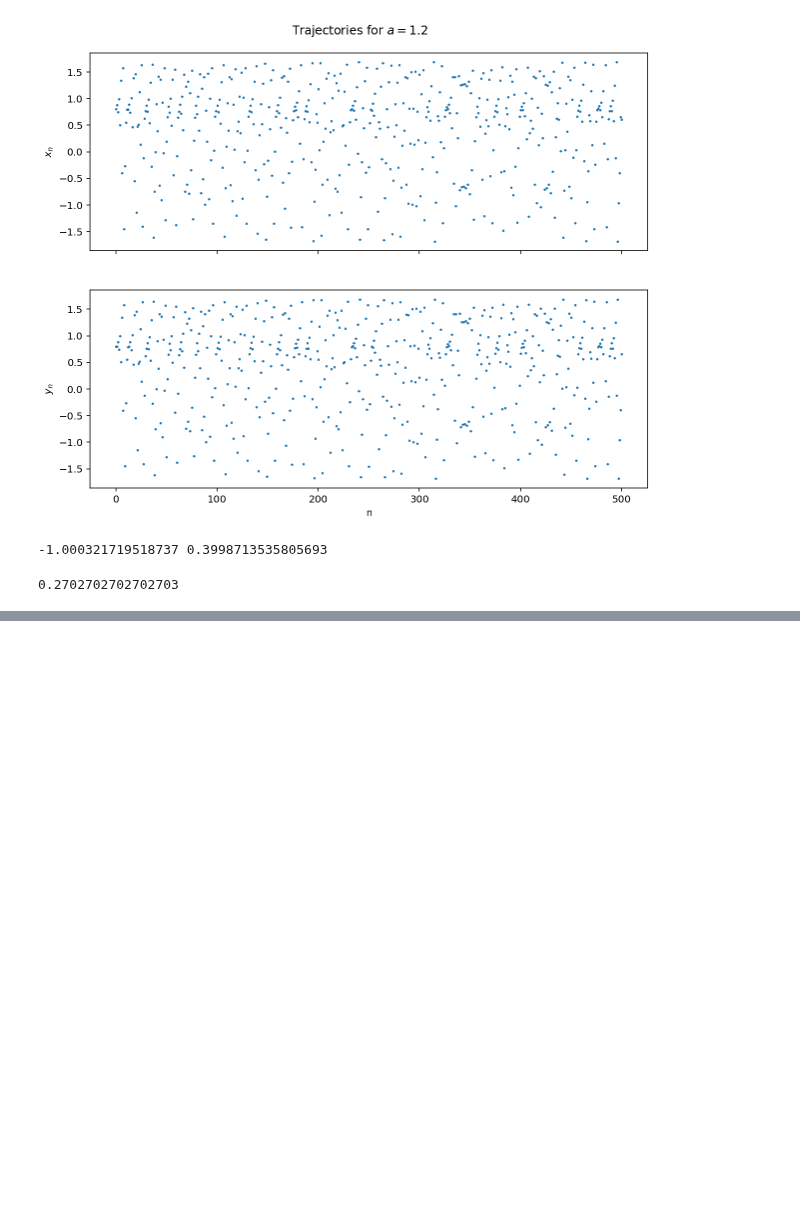
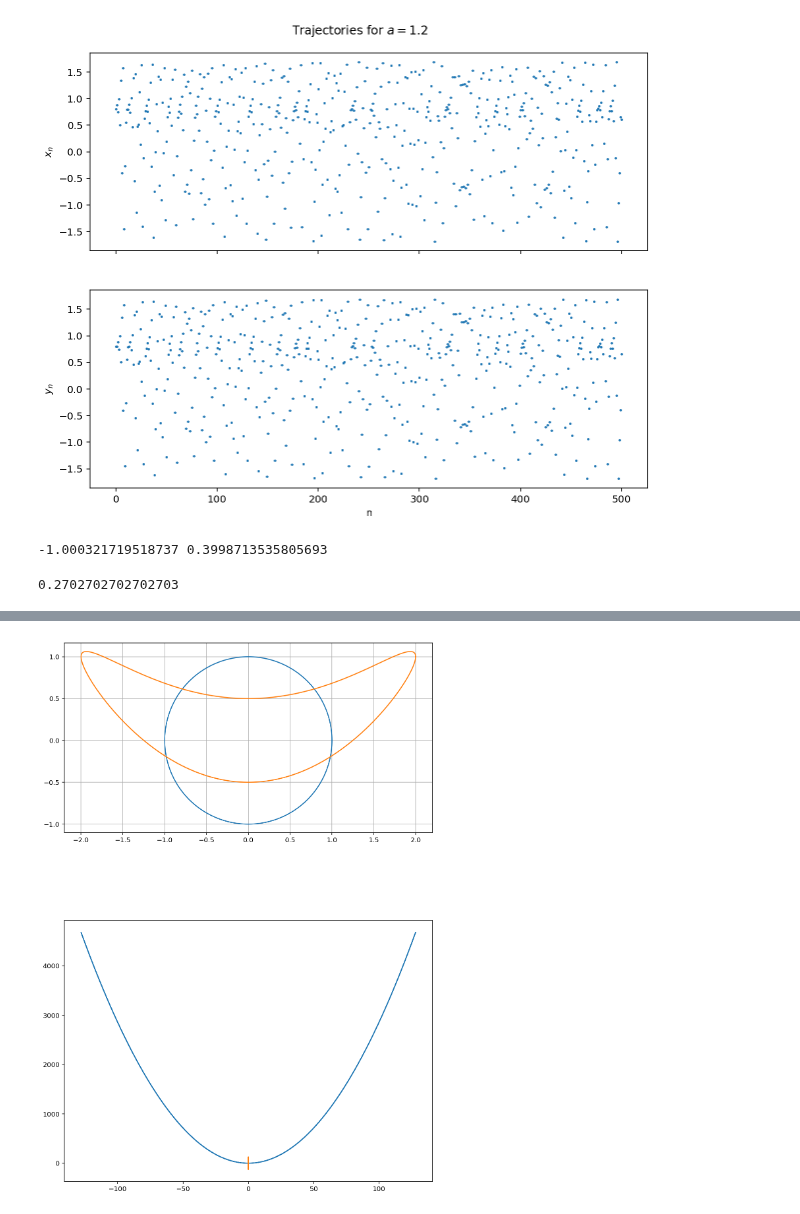
Before and after one commit to themichaelyang/dynsys, a Jupyter notebook: hw-6.ipynb, the cells around one changed output, grey strips where cells are left out. Drawn from its saved outputs; the diff is of its cells as text; code cells hidden in the pictures; blank space fills up the shorter version.

```diff
--- a/hw-6.ipynb
+++ b/hw-6.ipynb
@@ -91,0 +92,40 @@ problem_6()
+# %%
+def theta_circle(theta, radius=1):
+    return [radius * np.cos(theta), radius * np.sin(theta)]
+
+def part_2_problem_1():
+    fig, axes = plt.subplots(2, 1, figsize=(10, 16))
+    axes[0].set_aspect('equal')
+    axes[0].grid(True)
+
+    g = lambda x, y: (2 * x, 0.5 * y + (x**2))
+    unit_circle = theta_circle(np.linspace(0, 2 * math.pi, 1000))
+    g_circle = np.apply_along_axis(
+        lambda row: iterate_map(g, row, 1)[-1],
+        0,
+        unit_circle
+    )
+
+    axes[0].plot(unit_circle[0], unit_circle[1])
+    axes[0].plot(g_circle[0], g_circle[1])
+
+    g7_circle = np.apply_along_axis(
+        lambda row: iterate_map(g, row, 7)[-1],
+        0,
+        unit_circle
+    )
+
+    axes[1].plot(g7_circle[0], g7_circle[1])
+
+    g_inv = lambda x, y: (x / 2, (2 * y) - ((x**2) / 2))
+    g7_inv_circle = np.apply_along_axis(
+        lambda row: iterate_map(g_inv, row, 7)[-1],
+        0,
+        unit_circle
+    )
+
+    axes[1].plot(g7_inv_circle[0], g7_inv_circle[1])
+# %%
+part_2_problem_1()
+# %% [output]
+[figure, added]
```
Also changed, not shown: parts of 4 cells of this notebook, 1 other file.
